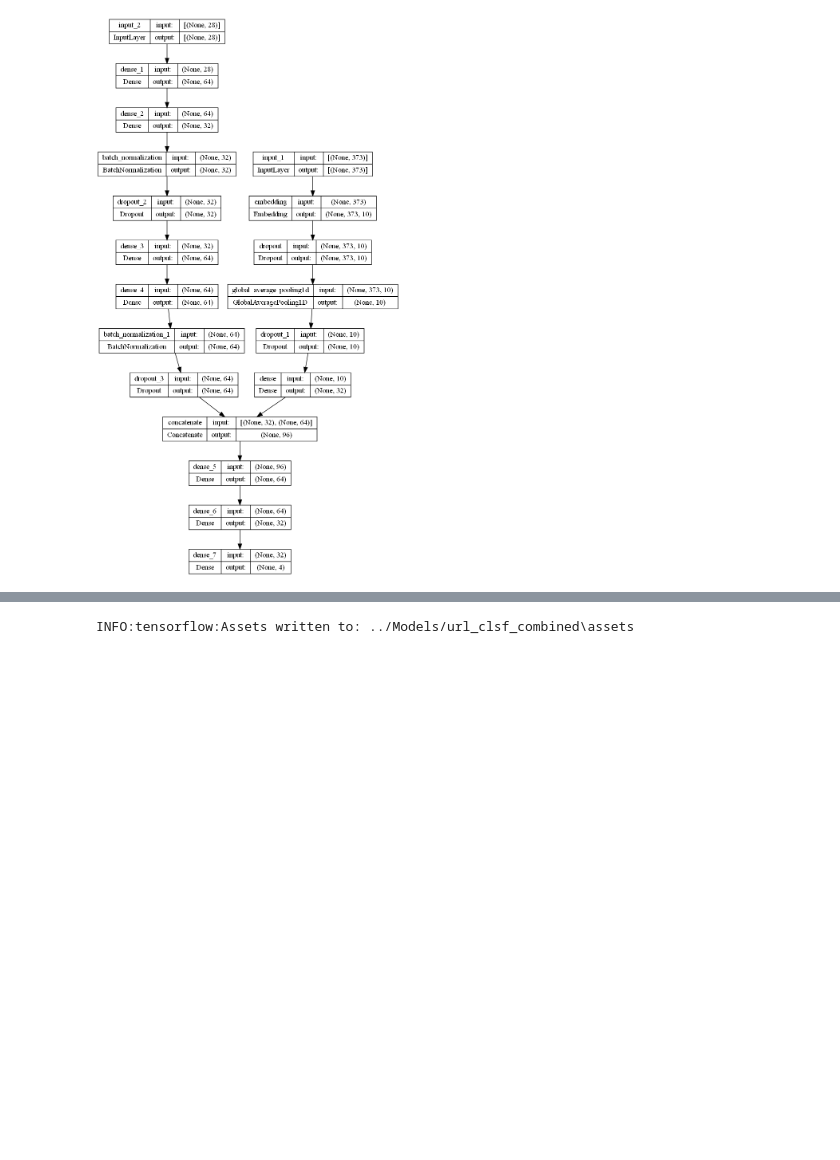
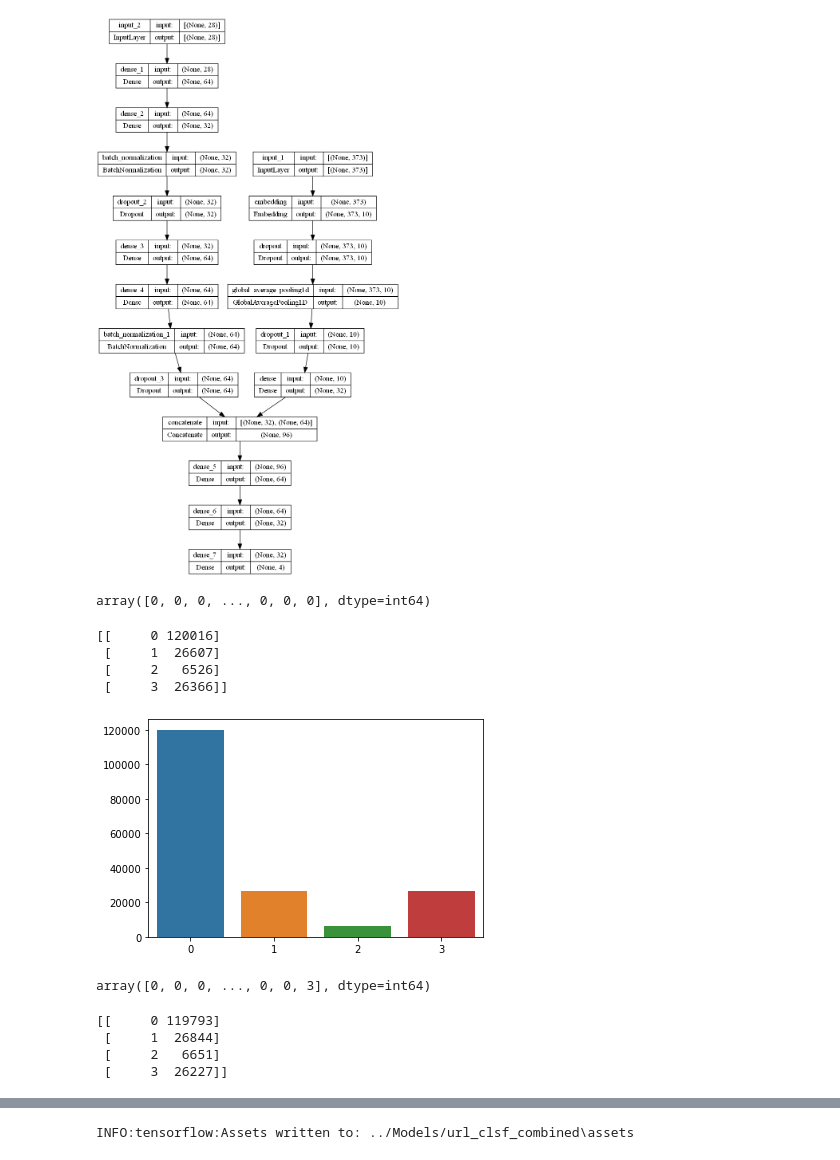
Before and after one commit to Nihal-Srivastava05/AI-Based-Firewall, a Jupyter notebook: Notebooks/URL Classification.ipynb, the cells around one changed output, grey strips where cells are left out. Saved outputs shown, nothing was run; the diff lists cells and outputs as text; code cells hidden in the pictures; blank space fills up the shorter version.

```diff
--- a/Notebooks/URL Classification.ipynb
+++ b/Notebooks/URL Classification.ipynb
@@ -913,3 +913,33 @@ model.compile(optimizer='adam', loss='categorical_crossentropy', metrics=['accur
 # %%
 x3_train = np.asarray(X3_train).astype(np.float32)
 x6_train = np.asarray(X6_train).astype(np.float32)
+# %%
+t3 = tf.argmax(y3_train, axis=1).numpy()
+t3
+# %% [output]
+array([0, 0, 0, ..., 0, 0, 0], dtype=int64)
+# %%
+unique, counts = np.unique(t3, return_counts=True)
+print(np.asarray((unique, counts)).T)
+# %% [output]
+[[     0 120016]
+ [     1  26607]
+ [     2   6526]
+ [     3  26366]]
+# %%
+sns.barplot(x=unique, y=counts);
+# %% [output]
+[figure, added]
+# %%
+t4 = tf.argmax(y4_train, axis=1).numpy()
+t4
+# %% [output]
+array([0, 0, 0, ..., 0, 0, 3], dtype=int64)
+# %%
+unique, counts = np.unique(t4, return_counts=True)
+print(np.asarray((unique, counts)).T)
+# %% [output]
+[[     0 119793]
+ [     1  26844]
+ [     2   6651]
+ [     3  26227]]
```
Also changed, not shown: parts of 3 cells of this notebook, 5 other files.
